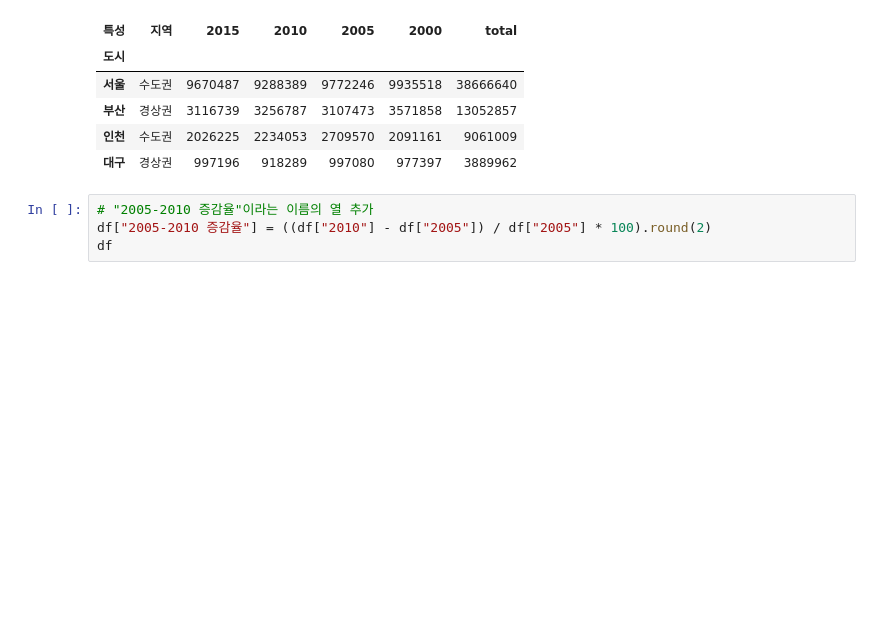
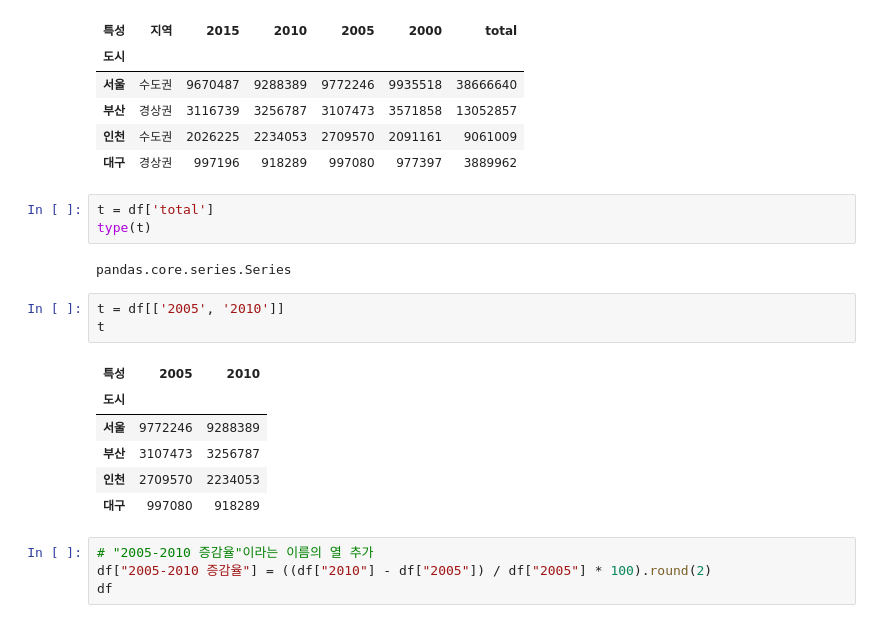
Before and after one commit to DahyeonS/Java_Python_Lecture, a Jupyter notebook: 20231227/pandas01.ipynb, the cells around one changed output. Drawn from its saved outputs; the diff is of its cells as text; blank space fills up the shorter version.

```diff
--- a/20231227/pandas01.ipynb
+++ b/20231227/pandas01.ipynb
@@ -499,6 +499,21 @@ df
 | 부산 | 경상권 | 3116739 | 3256787 | 3107473 | 3571858 | 13052857 |
 | 인천 | 수도권 | 2026225 | 2234053 | 2709570 | 2091161 | 9061009 |
 | 대구 | 경상권 | 997196 | 918289 | 997080 | 977397 | 3889962 |
+# %%
+t = df['total']
+type(t)
+# %% [output]
+pandas.core.series.Series
+# %%
+t = df[['2005', '2010']]
+t
+# %% [output]
+| 특성 | 2005 | 2010 |
+| 도시 |  |  |
+| 서울 | 9772246 | 9288389 |
+| 부산 | 3107473 | 3256787 |
+| 인천 | 2709570 | 2234053 |
+| 대구 | 997080 | 918289 |
 # %%
 # "2005-2010 증감율"이라는 이름의 열 추가
 df["2005-2010 증감율"] = ((df["2010"] - df["2005"]) / df["2005"] * 100).round(2)
```
